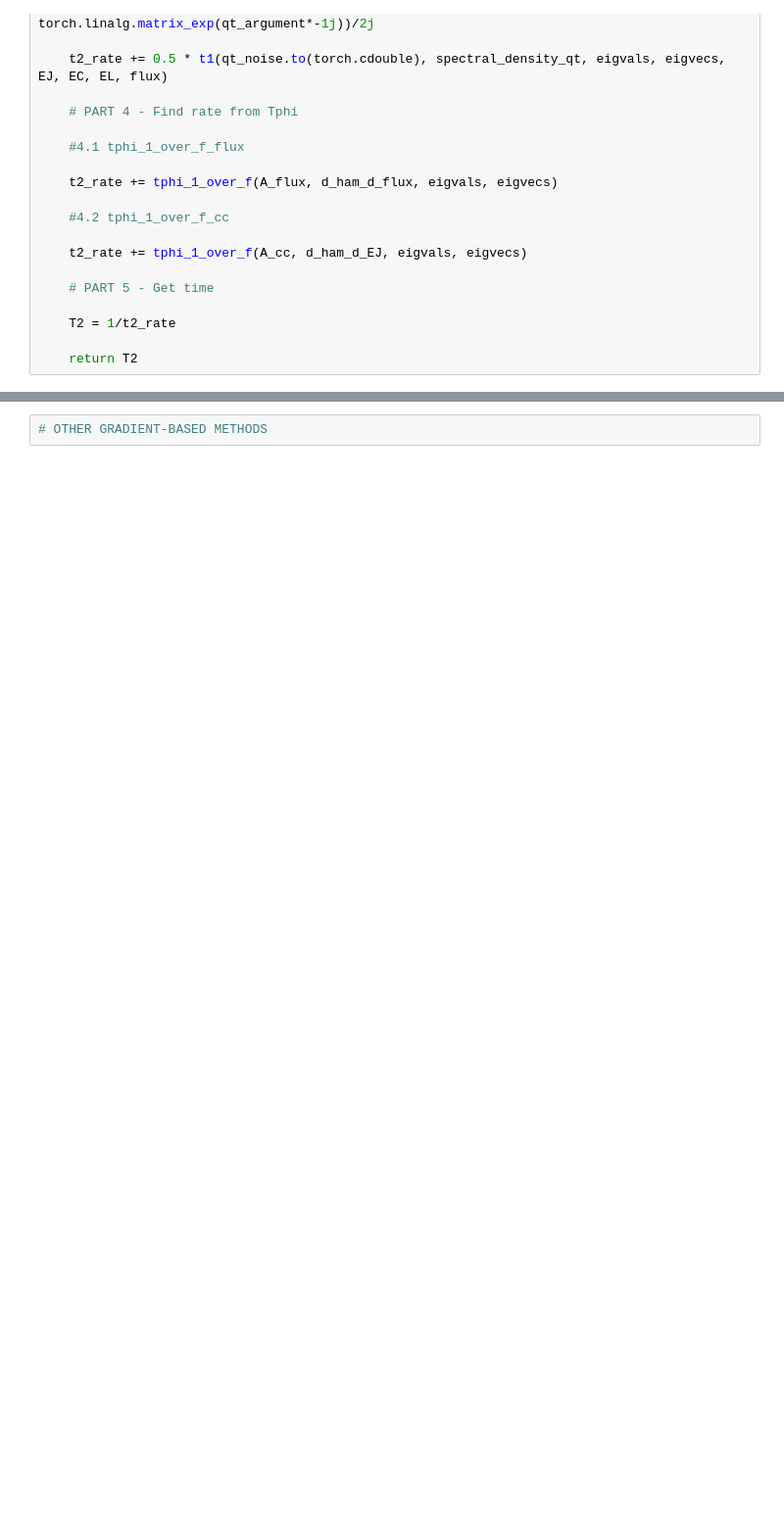
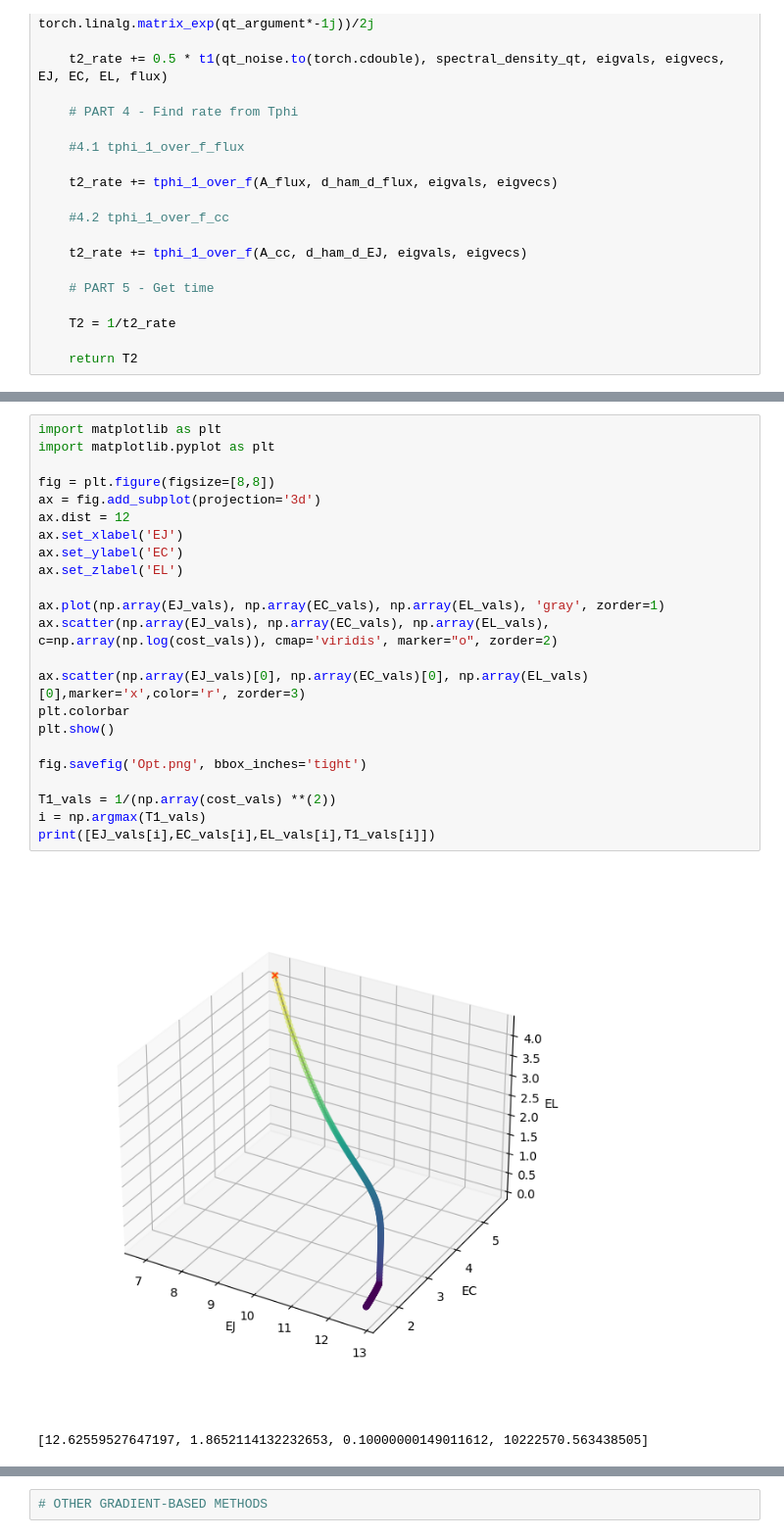
Before and after one commit to anli4048/machine_learning_qubits, a Jupyter notebook: torch_practice.ipynb, the cells around one changed output, grey strips where cells are left out. Shown at 98% size. Cells and saved outputs as stored; diff of their text form; blank space fills up the shorter version.

Commit message:
Results, tweaks to GD
New plots, improved GD

```diff
--- a/torch_practice.ipynb
+++ b/torch_practice.ipynb
@@ -538,0 +638,26 @@ KeyboardInterrupt:
+# %%
+import matplotlib as plt
+import matplotlib.pyplot as plt
+
+fig = plt.figure(figsize=[8,8])
+ax = fig.add_subplot(projection='3d')
+ax.dist = 12
+ax.set_xlabel('EJ')
+ax.set_ylabel('EC')
+ax.set_zlabel('EL')
+
+ax.plot(np.array(EJ_vals), np.array(EC_vals), np.array(EL_vals), 'gray', zorder=1)
+ax.scatter(np.array(EJ_vals), np.array(EC_vals), np.array(EL_vals), c=np.array(np.log(cost_vals)), cmap='viridis', marker="o", zorder=2)
+
+ax.scatter(np.array(EJ_vals)[0], np.array(EC_vals)[0], np.array(EL_vals)[0],marker='x',color='r', zorder=3)
+plt.colorbar
+plt.show()
+
+fig.savefig('Opt.png', bbox_inches='tight')
+
+T1_vals = 1/(np.array(cost_vals) **(2))
+i = np.argmax(T1_vals)
+print([EJ_vals[i],EC_vals[i],EL_vals[i],T1_vals[i]])
+# %% [output]
+[figure, added]
+[12.62559527647197, 1.8652114132232653, 0.10000000149011612, 10222570.563438505]
```
Also changed, not shown: parts of 5 cells of this notebook, 13 other files.
